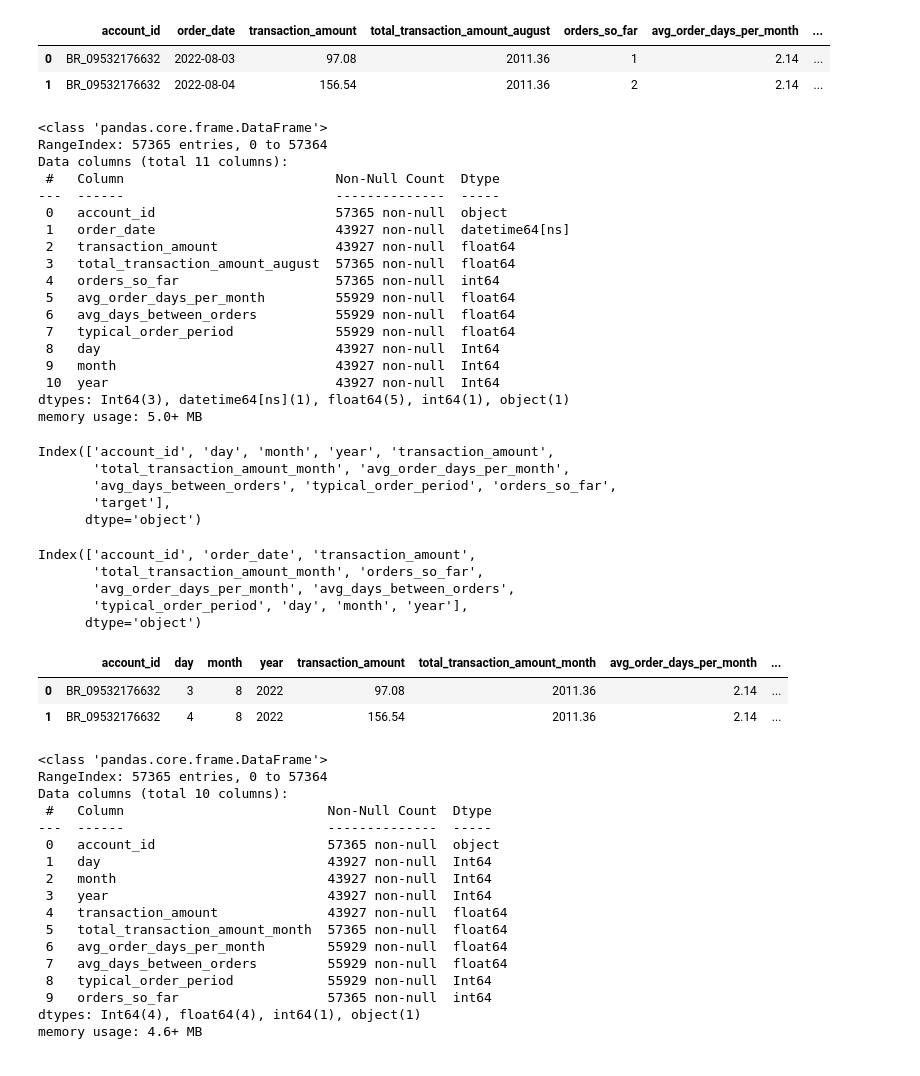
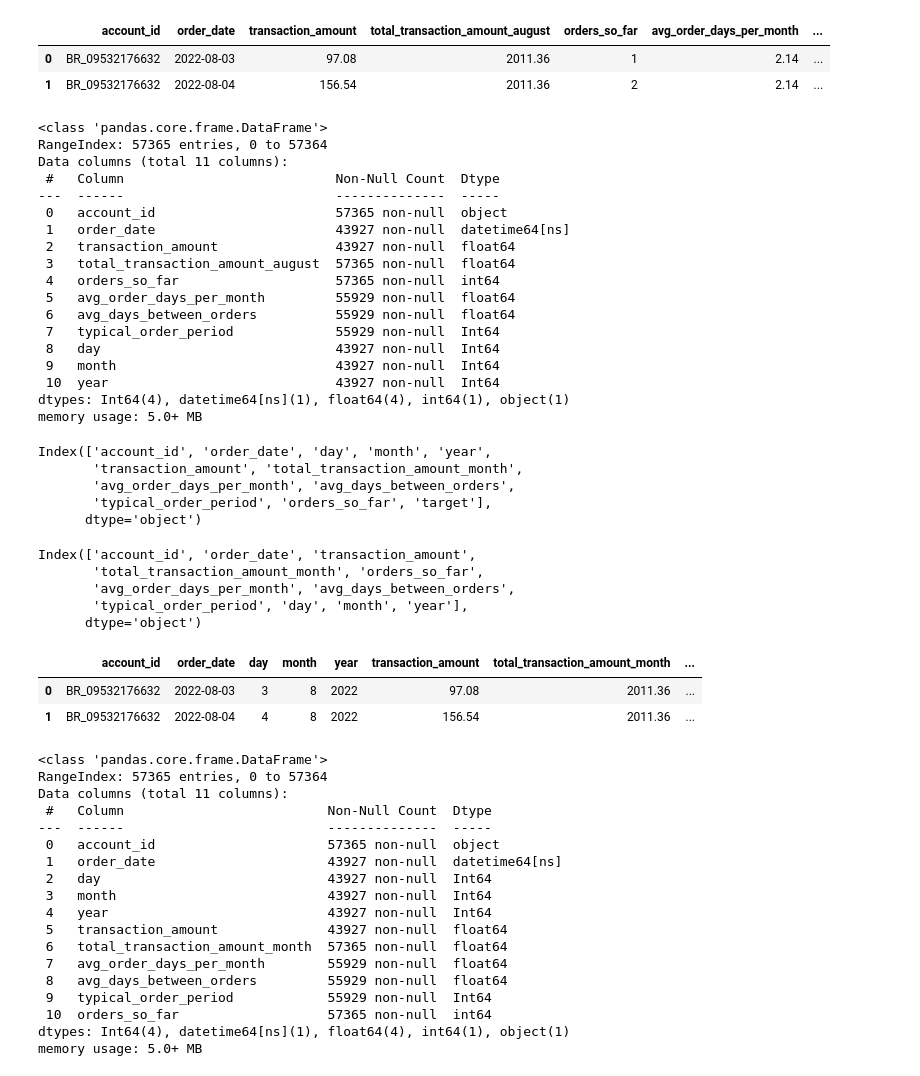
Before and after one commit to telmacarvalho/cases, a Jupyter notebook: case_bees.ipynb, the cells around one changed output. Cells and saved outputs as stored; diff of their text form; code cells hidden in the pictures.

```diff
--- a/case_bees.ipynb
+++ b/case_bees.ipynb
@@ -946,6 +971,6 @@ processed_historical_df.head(2)
 | 1 | BR_00000343803 | 2021-01-14 | 49.52 | 2021-01 | 2 | 2 | 2.79 | ... |
 # %%
 processed_historical_df.drop(columns=[
-    'order_date', 'order_month'], inplace=True)
+    'order_month'], inplace=True)
 processed_historical_df
 # %% [output]
@@ -972,7 +997,7 @@ Index(['account_id', 'transaction_amount', 'orders_so_far', 'target',
       dtype='object')
 # %%
 processed_historical_df = processed_historical_df[[
-    'account_id', 'day','month', 'year', 'transaction_amount',
+    'account_id', 'order_date','day','month', 'year', 'transaction_amount',
     'total_transaction_amount_month','avg_order_days_per_month',
     'avg_days_between_orders','typical_order_period', 'orders_so_far',
     'target'
@@ -1381,18 +1402,18 @@ Data columns (total 11 columns):
  4   orders_so_far                    57365 non-null  int64
  5   avg_order_days_per_month         55929 non-null  float64
  6   avg_days_between_orders          55929 non-null  float64
- 7   typical_order_period             55929 non-null  float64
+ 7   typical_order_period             55929 non-null  Int64
  8   day                              43927 non-null  Int64
  9   month                            43927 non-null  Int64
  10  year                             43927 non-null  Int64
-dtypes: Int64(3), datetime64[ns](1), float64(5), int64(1), object(1)
+dtypes: Int64(4), datetime64[ns](1), float64(4), int64(1), object(1)
 memory usage: 5.0+ MB
 # %%
 processed_historical_df.columns
 # %% [output]
-Index(['account_id', 'day', 'month', 'year', 'transaction_amount',
-       'total_transaction_amount_month', 'avg_order_days_per_month',
-       'avg_days_between_orders', 'typical_order_period', 'orders_so_far',
-       'target'],
+Index(['account_id', 'order_date', 'day', 'month', 'year',
+       'transaction_amount', 'total_transaction_amount_month',
+       'avg_order_days_per_month', 'avg_days_between_orders',
+       'typical_order_period', 'orders_so_far', 'target'],
       dtype='object')
 # %%
@@ -1408,35 +1429,37 @@ Index(['account_id', 'order_date', 'transaction_amount',
        'typical_order_period', 'day', 'month', 'year'],
       dtype='object')
 # %%
+# Reorder columns to set the structure as processed_historical_df
 processed_august_df = processed_august_df[[
-    'account_id', 'day', 'month', 'year', 'transaction_amount',
+    'account_id', 'order_date','day', 'month', 'year', 'transaction_amount',
     'total_transaction_amount_month', 'avg_order_days_per_month',
     'avg_days_between_orders', 'typical_order_period', 'orders_so_far']]
 processed_august_df.head(2)
 # %% [output]
-|  | account_id | day | month | year | transaction_amount | total_transaction_amount_month | avg_order_days_per_month | ... |
-| 0 | BR_09532176632 | 3 | 8 | 2022 | 97.08 | 2011.36 | 2.14 | ... |
-| 1 | BR_09532176632 | 4 | 8 | 2022 | 156.54 | 2011.36 | 2.14 | ... |
+|  | account_id | order_date | day | month | year | transaction_amount | total_transaction_amount_month | ... |
+| 0 | BR_09532176632 | 2022-08-03 | 3 | 8 | 2022 | 97.08 | 2011.36 | ... |
+| 1 | BR_09532176632 | 2022-08-04 | 4 | 8 | 2022 | 156.54 | 2011.36 | ... |
 # %%
 processed_august_df.info()
 # %% [output]
 <class 'pandas.core.frame.DataFrame'>
 RangeIndex: 57365 entries, 0 to 57364
-Data columns (total 10 columns):
+Data columns (total 11 columns):
  #   Column                          Non-Null Count  Dtype
 ---  ------                          --------------  -----
  0   account_id                      57365 non-null  object
- 1   day                             43927 non-null  Int64
- 2   month                           43927 non-null  Int64
- 3   year                            43927 non-null  Int64
- 4   transaction_amount              43927 non-null  float64
- 5   total_transaction_amount_month  57365 non-null  float64
- 6   avg_order_days_per_month        55929 non-null  float64
- 7   avg_days_between_orders         55929 non-null  float64
- 8   typical_order_period            55929 non-null  Int64
- 9   orders_so_far                   57365 non-null  int64
-dtypes: Int64(4), float64(4), int64(1), object(1)
-memory usage: 4.6+ MB
+ 1   order_date                      43927 non-null  datetime64[ns]
+ 2   day                             43927 non-null  Int64
+ 3   month                           43927 non-null  Int64
+ 4   year                            43927 non-null  Int64
+ 5   transaction_amount              43927 non-null  float64
+ 6   total_transaction_amount_month  57365 non-null  float64
+ 7   avg_order_days_per_month        55929 non-null  float64
+ 8   avg_days_between_orders         55929 non-null  float64
+ 9   typical_order_period            55929 non-null  Int64
+ 10  orders_so_far                   57365 non-null  int64
+dtypes: Int64(4), datetime64[ns](1), float64(4), int64(1), object(1)
+memory usage: 5.0+ MB
 # %%
 processed_historical_df.info()
 # %% [output]
```
Also changed, not shown: parts of 39 cells of this notebook.
